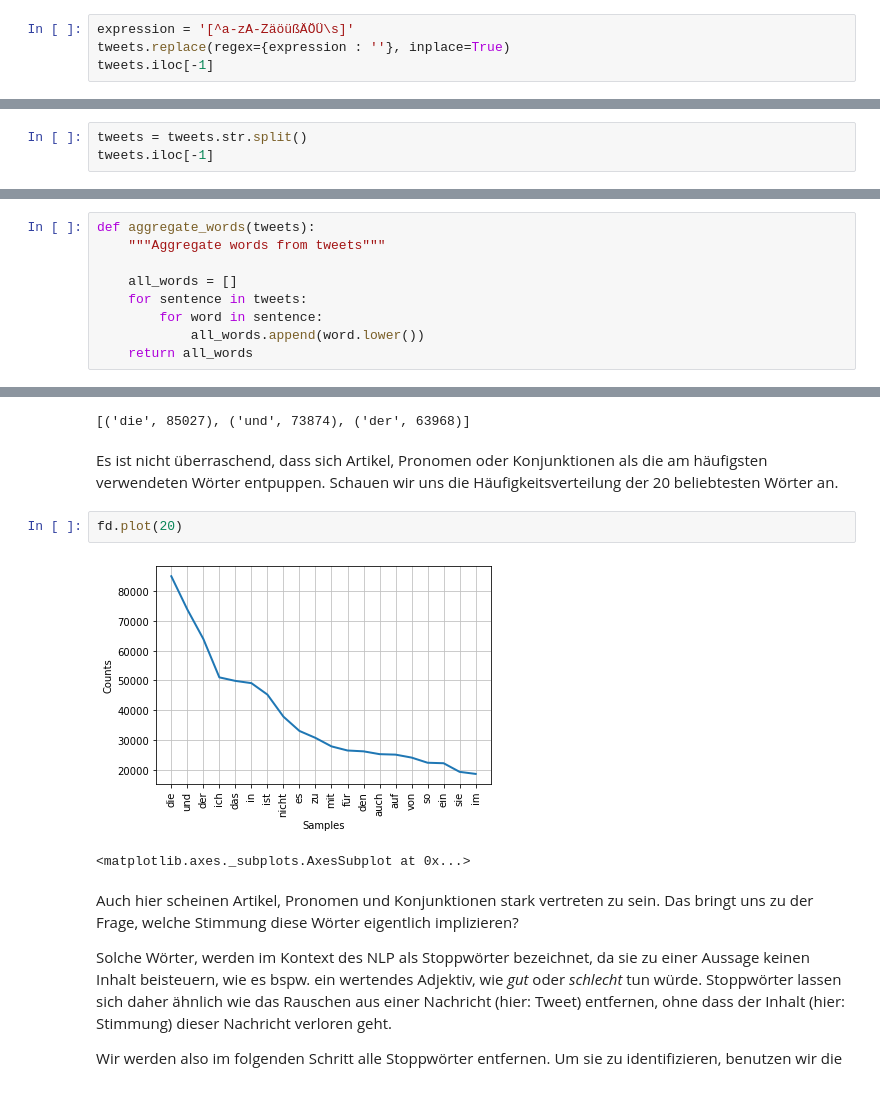
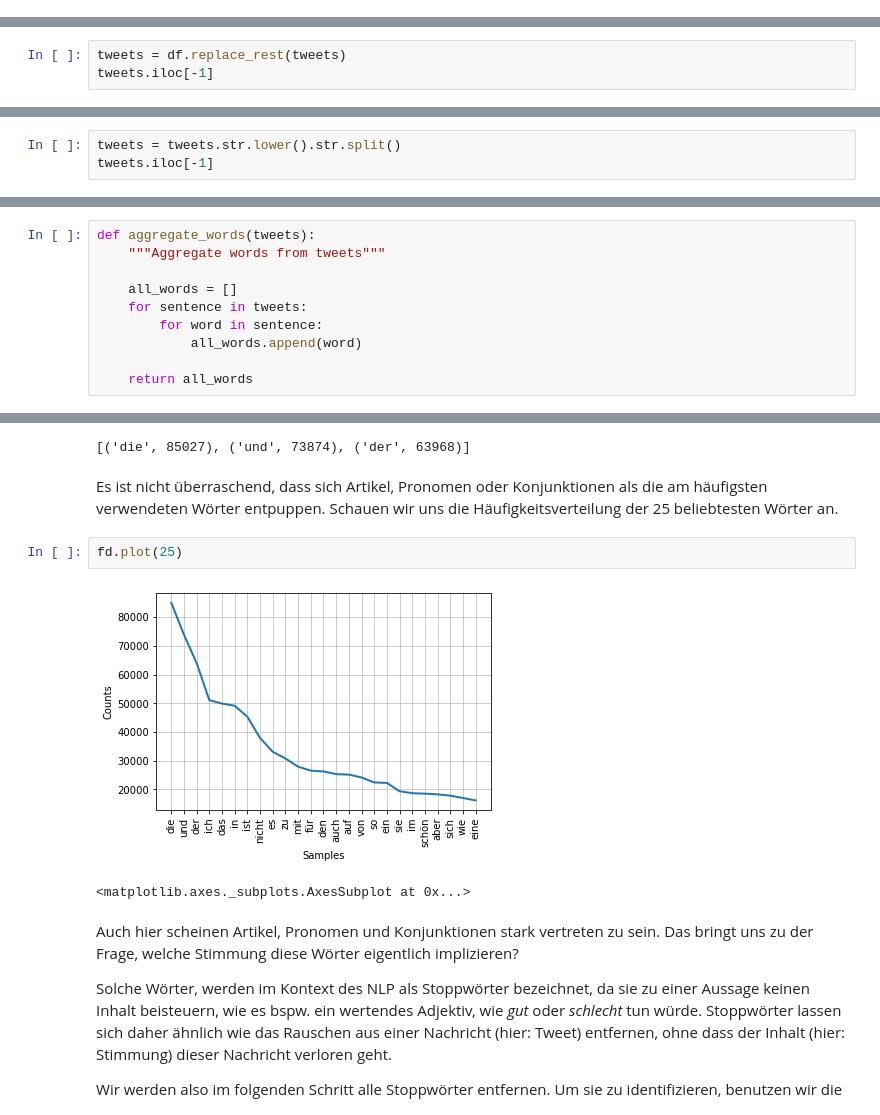
Before and after one commit to orca-nrw/lernmodul-texte, a Jupyter notebook: index.ipynb, the cells around one changed output, grey strips where cells are left out. Drawn from its saved outputs; the diff is of its cells as text.

```diff
--- a/index.ipynb
+++ b/index.ipynb
@@ -328,6 +331,2 @@ tweets.iloc[-1]
 # %% [markdown]
 Als letztes entfernen wir alles, was nicht dem Alphabet angehört.
-# %%
-expression = '[^a-zA-ZäöüßÄÖÜ\s]'
-tweets.replace(regex={expression : ''}, inplace=True)
-tweets.iloc[-1]
@@ -335,0 +333,3 @@ tweets.iloc[-1]
+# %%
+tweets = df.replace_rest(tweets)
+tweets.iloc[-1]
@@ -338,6 +340,6 @@ tweets.iloc[-1]
 # %% [markdown]
 Da unsere Bereinigung im vorherigen Abschnitt nur noch einzelne Wörter und keine Symbole mehr übrig gelassen hat, können wir nun jeden Tweet in seine Bestandteile zerlegen. Dafür zerteilen wir die Zeichenkette anhand des Leerzeichens und erhalten eine Liste von Wörtern in einem Tweet. Dieser Schritt geht mit der Funktionsweise eines [Tokenizer](https://de.wikipedia.org/wiki/Tokenizer) einher, welcher lediglich den kompletten Tweet in einzelne Token, also Wörter, zerteilt.
 # %%
-tweets = tweets.str.split()
+tweets = tweets.str.lower().str.split()
 tweets.iloc[-1]
 # %% [output]
@@ -368,7 +370,8 @@ def aggregate_words(tweets):
     all_words = []
     for sentence in tweets:
         for word in sentence:
-            all_words.append(word.lower())
+            all_words.append(word)
+
     return all_words
 # %%
 all_words = aggregate_words(tweets)
@@ -398,11 +409,11 @@ fd.most_common(3)
 # %% [output]
 [('die', 85027), ('und', 73874), ('der', 63968)]
 # %% [markdown]
-Es ist nicht überraschend, dass sich Artikel, Pronomen oder Konjunktionen als die am häufigsten verwendeten Wörter entpuppen. Schauen wir uns die Häufigkeitsverteilung der 20 beliebtesten Wörter an.
+Es ist nicht überraschend, dass sich Artikel, Pronomen oder Konjunktionen als die am häufigsten verwendeten Wörter entpuppen. Schauen wir uns die Häufigkeitsverteilung der 25 beliebtesten Wörter an.
 # %%
-fd.plot(20)
+fd.plot(25)
 # %% [output]
-[figure, old version]
+[figure, new version]
 <matplotlib.axes._subplots.AxesSubplot at 0x...>
 # %% [markdown]
 Auch hier scheinen Artikel, Pronomen und Konjunktionen stark vertreten zu sein. Das bringt uns zu der Frage, welche Stimmung diese Wörter eigentlich implizieren?
```
Also changed, not shown: parts of 94 cells of this notebook, 1 other file.
